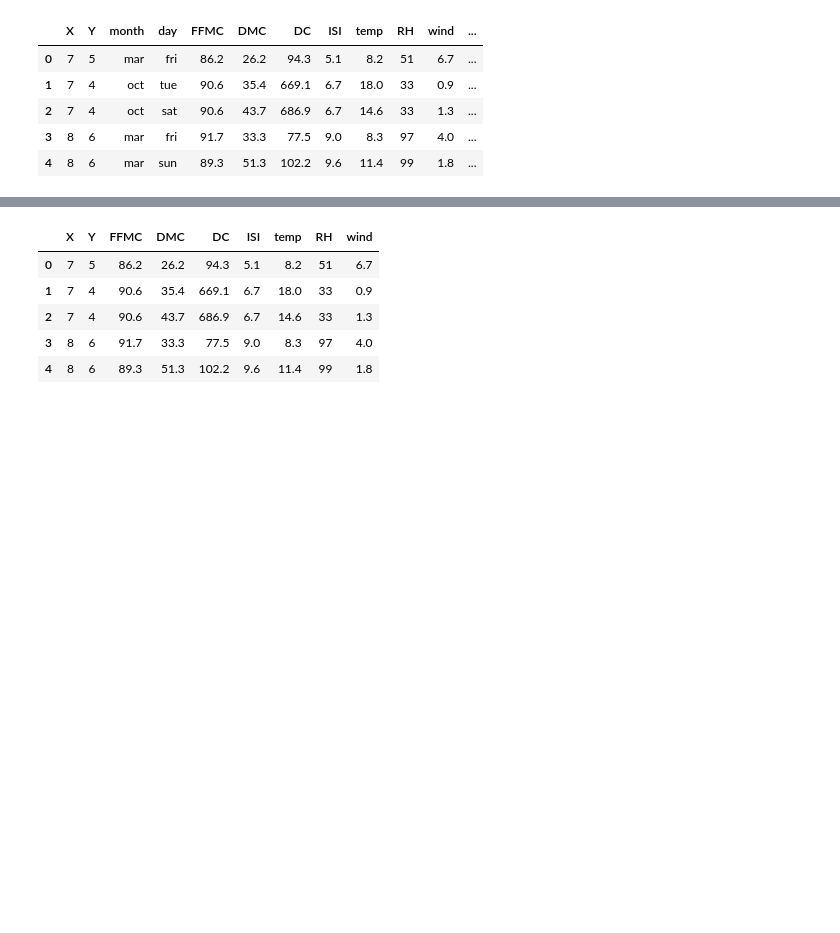
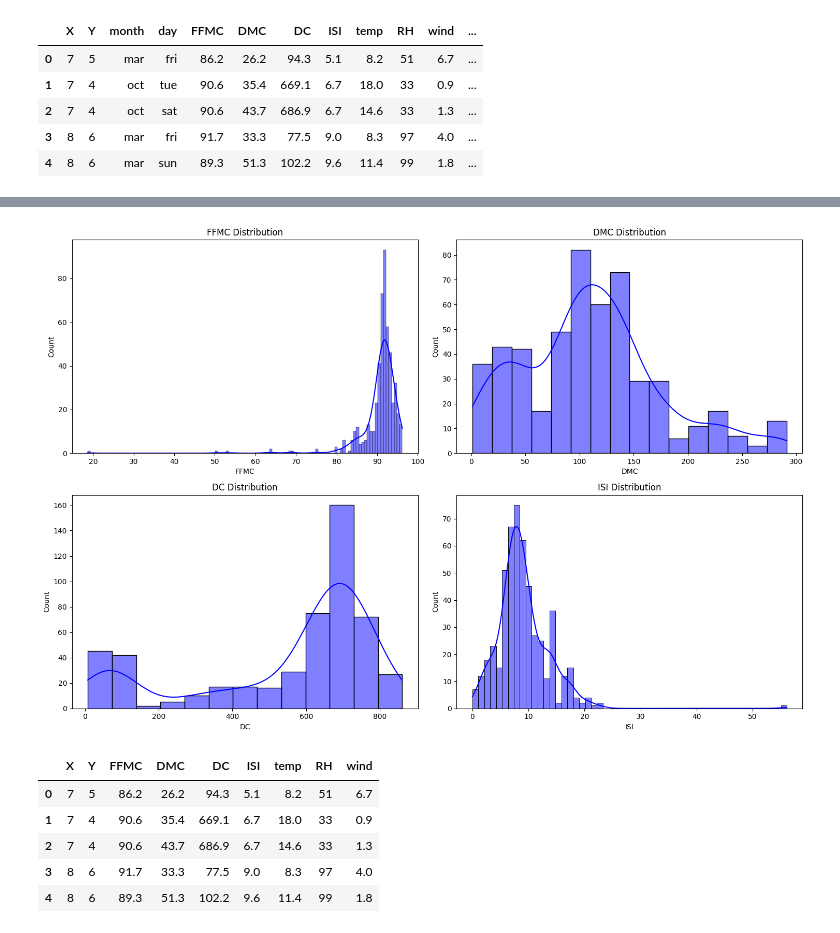
Before and after one commit to Meghant00/Advanced-Machine-Learning, a Jupyter notebook: Gaussian Process Regression.ipynb, the cells around one changed output, grey strips where cells are left out. Cells and saved outputs as stored; diff of their text form; code cells hidden in the pictures; blank space fills up the shorter version.

```diff
--- a/Gaussian Process Regression.ipynb
+++ b/Gaussian Process Regression.ipynb
@@ -23 +67,16 @@ data.head()
+# %%
+# Fire weather index distribution
+
+indices = ['FFMC', 'DMC', 'DC', 'ISI']
+
+# Plot distribution of Fire Weather Indices
+plt.figure(figsize=(15, 10))
+for i, index in enumerate(indices, 1):
+    plt.subplot(2, 2, i)
+    sns.histplot(data[index], kde=True, color='blue')
+    plt.title(f'{index} Distribution')
+plt.tight_layout()
+plt.show()
+# %% [output]
+[figure, added]
 # %%
```
Also changed, not shown: parts of 14 cells of this notebook.
